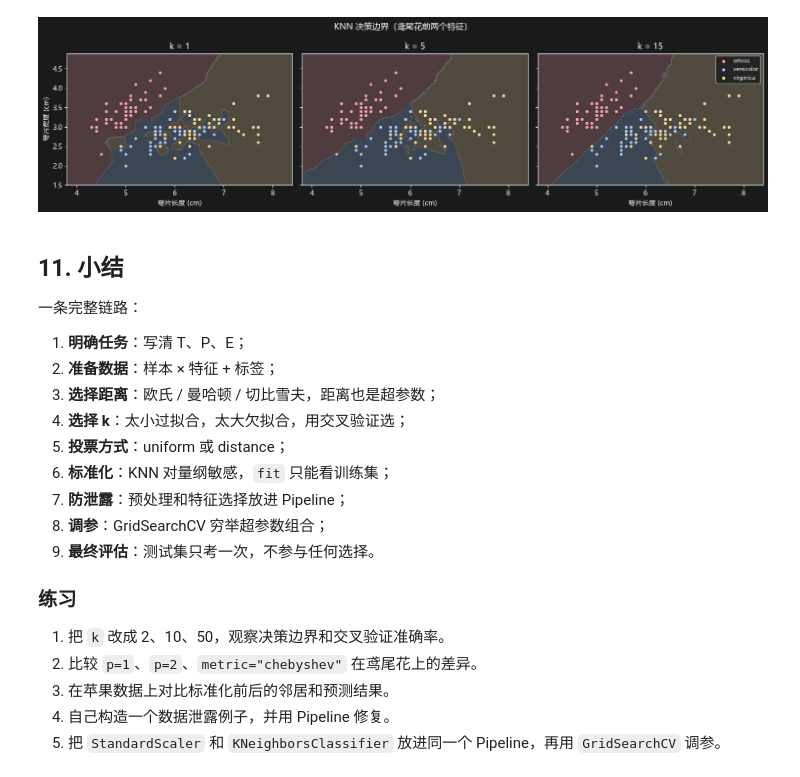
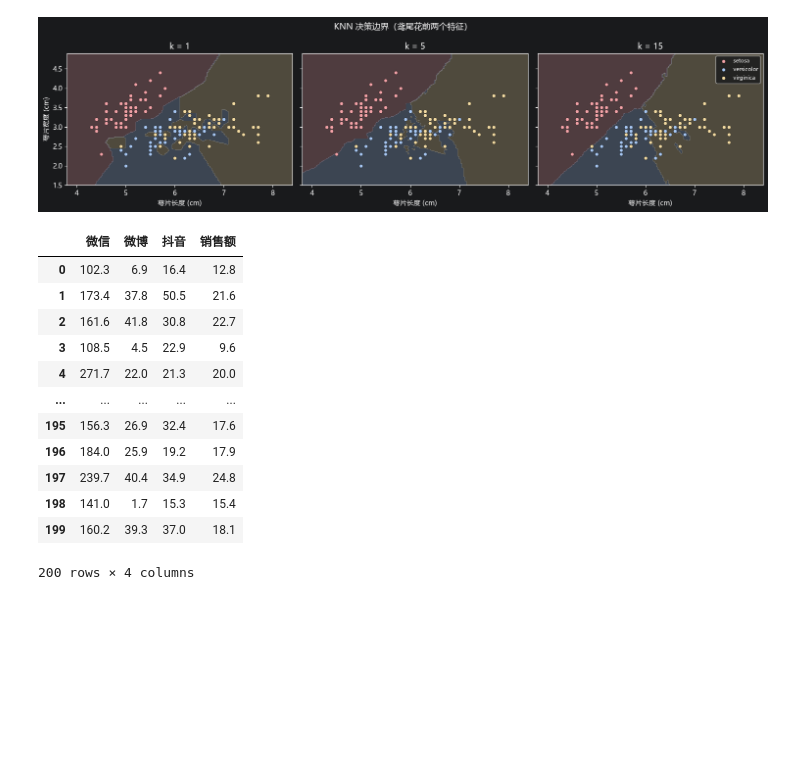
Before and after one commit to GIT-YOYOYO/Machine-Learning, a Jupyter notebook: notebooks/KNN课堂笔记.ipynb, the cells around one changed output. Cells and saved outputs as stored; diff of their text form; code cells hidden in the pictures; blank space fills up the shorter version.

```diff
--- a/notebooks/KNN课堂笔记.ipynb
+++ b/notebooks/KNN课堂笔记.ipynb
@@ -792,25 +792,22 @@ fig.tight_layout()
 plt.show()
 # %% [output]
 [figure]
-# %% [markdown]
-## 11. 小结
-
-一条完整链路：
-
-1. **明确任务**：写清 T、P、E；
-2. **准备数据**：样本 × 特征 + 标签；
-3. **选择距离**：欧氏 / 曼哈顿 / 切比雪夫，距离也是超参数；
-4. **选择 k**：太小过拟合，太大欠拟合，用交叉验证选；
-5. **投票方式**：uniform 或 distance；
-6. **标准化**：KNN 对量纲敏感，`fit` 只能看训练集；
-7. **防泄露**：预处理和特征选择放进 Pipeline；
-8. **调参**：GridSearchCV 穷举超参数组合；
-9. **最终评估**：测试集只考一次，不参与任何选择。
-
-### 练习
-
-1. 把 `k` 改成 2、10、50，观察决策边界和交叉验证准确率。
-2. 比较 `p=1`、`p=2`、`metric="chebyshev"` 在鸢尾花上的差异。
-3. 在苹果数据上对比标准化前后的邻居和预测结果。
-4. 自己构造一个数据泄露例子，并用 Pipeline 修复。
-5. 把 `StandardScaler` 和 `KNeighborsClassifier` 放进同一个 Pipeline，再用 `GridSearchCV` 调参。
+# %%
+import numpy as np
+import pandas as pd
+
+pd.read_csv('../data/广告数据.csv')
+# %% [output]
+|  | 微信 | 微博 | 抖音 | 销售额 |
+| 0 | 102.3 | 6.9 | 16.4 | 12.8 |
+| 1 | 173.4 | 37.8 | 50.5 | 21.6 |
+| 2 | 161.6 | 41.8 | 30.8 | 22.7 |
+| 3 | 108.5 | 4.5 | 22.9 | 9.6 |
+| 4 | 271.7 | 22.0 | 21.3 | 20.0 |
+| ... | ... | ... | ... | ... |
+| 195 | 156.3 | 26.9 | 32.4 | 17.6 |
+| 196 | 184.0 | 25.9 | 19.2 | 17.9 |
+| 197 | 239.7 | 40.4 | 34.9 | 24.8 |
+| 198 | 141.0 | 1.7 | 15.3 | 15.4 |
+| 199 | 160.2 | 39.3 | 37.0 | 18.1 |
+200 rows × 4 columns
```
Also changed, not shown: 1 other file.
